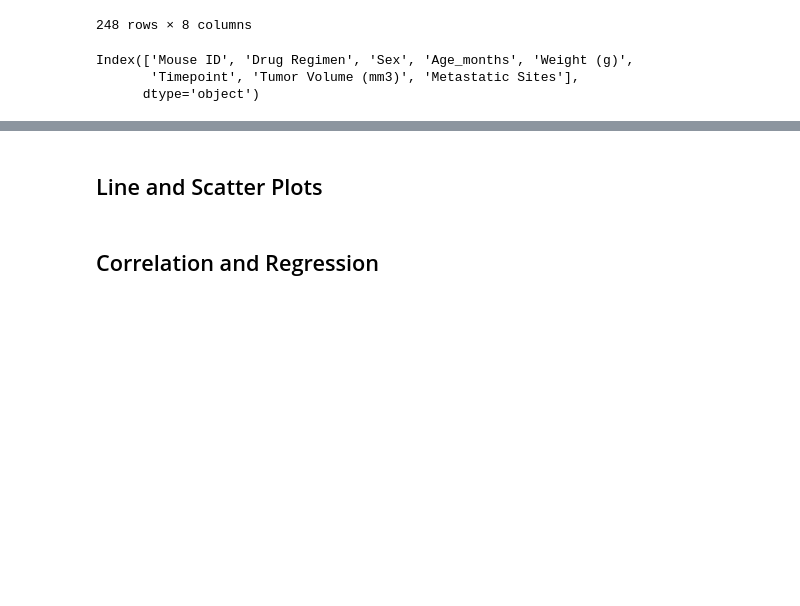
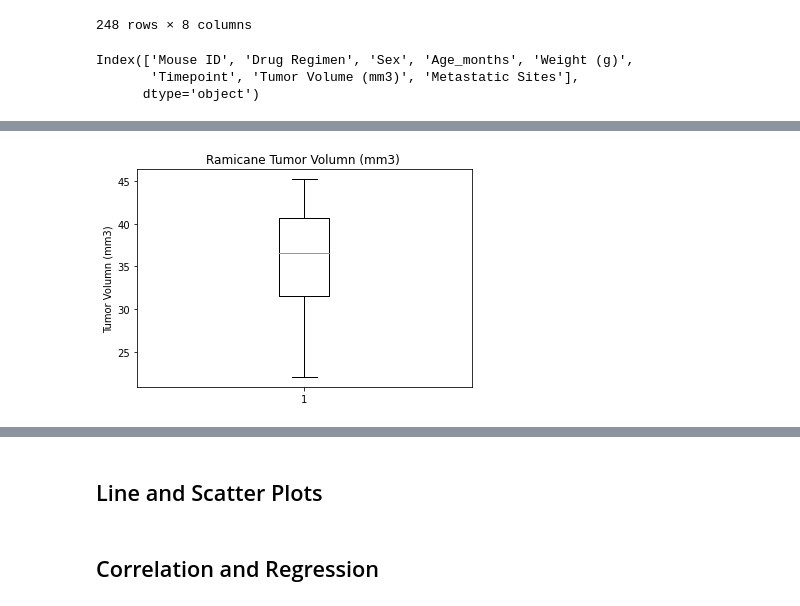
Before and after one commit to PeterGeorgeVlahos/Matplotlib, a Jupyter notebook: pymaceuticals_working_notebook.ipynb, the cells around one changed output, grey strips where cells are left out. Saved outputs shown, nothing was run; the diff lists cells and outputs as text; code cells hidden in the pictures; blank space fills up the shorter version.

```diff
--- a/pymaceuticals_working_notebook.ipynb
+++ b/pymaceuticals_working_notebook.ipynb
@@ -525,0 +538,14 @@ for drug in drug_list:
+# %%
+# Generate a box plot of the final tumor volume of each mouse across four regimens of interest
+#drug_list = ['Capomulin' , 'Ramicane' , 'Infubinol' , 'Ceftamin']
+# ram_tumor_vol
+# inf_tumor_vol
+# ceft_tumor_vol
+
+fig1, ax1 = plt.subplots()
+ax1.set_title('Ramicane Tumor Volumn (mm3) ')
+ax1.set_ylabel('Tumor Volumn (mm3)')
+ax1.boxplot(ram_tumor_vol)
+plt.show()
+# %% [output]
+[figure, added]
```
Also changed, not shown: parts of 8 cells of this notebook.
